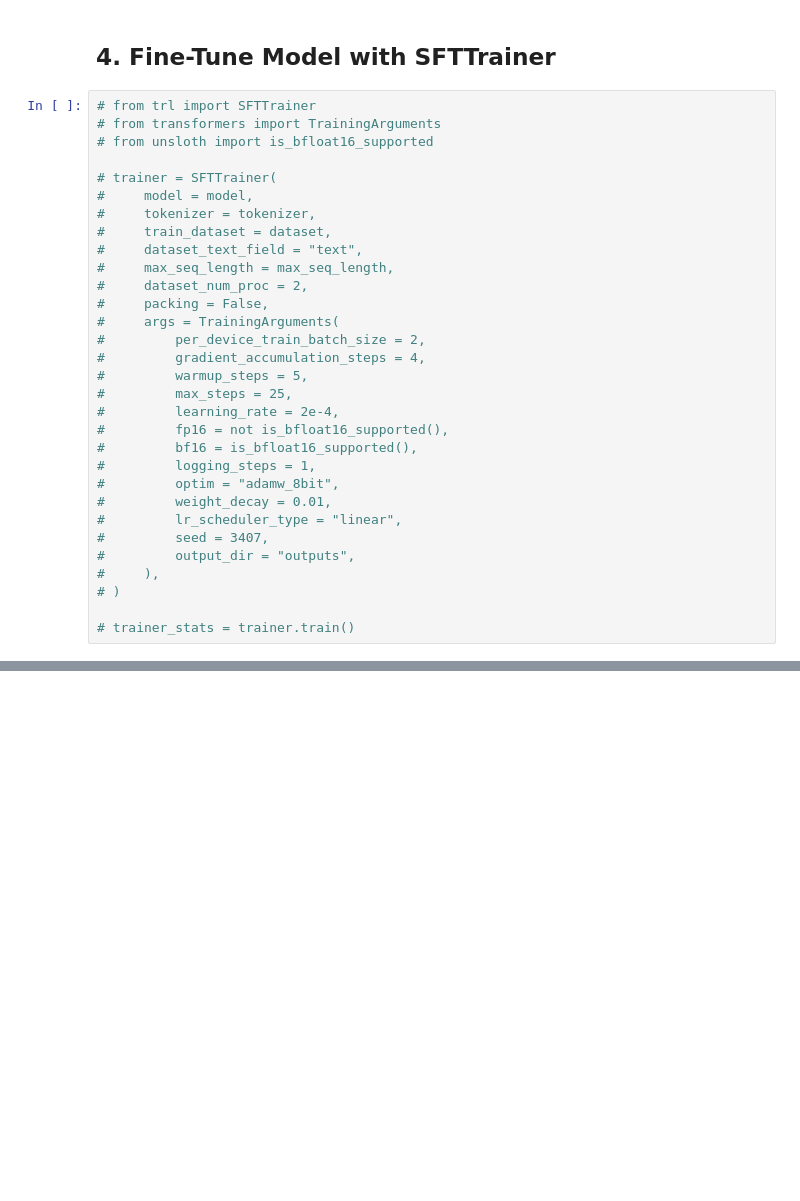
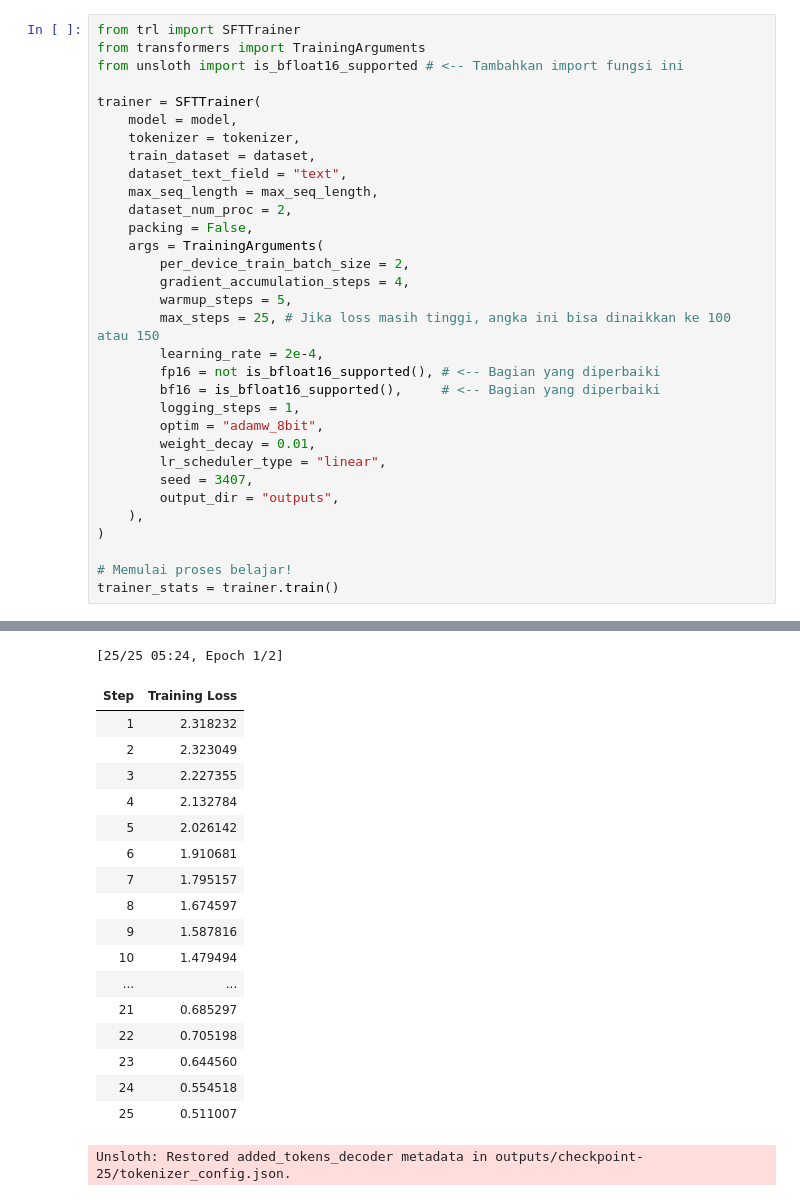
Before and after one commit to EdwinAntoniee/COMPASFEAST, a Jupyter notebook: notebooks/06_llm_finetuning.ipynb, the cells around one changed output, grey strips where cells are left out. Cells and saved outputs as stored; diff of their text form; blank space fills up the shorter version.

```diff
--- a/notebooks/06_llm_finetuning.ipynb
+++ b/notebooks/06_llm_finetuning.ipynb
@@ -68,33 +92,33 @@ This notebook fine-tunes Qwen2.5-7B-Instruct using Unsloth and LoRA adapters on
-# %% [markdown]
-## 4. Fine-Tune Model with SFTTrainer
 # %%
-# from trl import SFTTrainer
-# from transformers import TrainingArguments
-# from unsloth import is_bfloat16_supported
+from trl import SFTTrainer
+from transformers import TrainingArguments
+from unsloth import is_bfloat16_supported # <-- Tambahkan import fungsi ini
 
-# trainer = SFTTrainer(
-#     model = model,
-#     tokenizer = tokenizer,
-#     train_dataset = dataset,
-#     dataset_text_field = "text",
-#     max_seq_length = max_seq_length,
-#     dataset_num_proc = 2,
-#     packing = False,
-#     args = TrainingArguments(
-#         per_device_train_batch_size = 2,
-#         gradient_accumulation_steps = 4,
-#         warmup_steps = 5,
-#         max_steps = 25,
-#         learning_rate = 2e-4,
-#         fp16 = not is_bfloat16_supported(),
-#         bf16 = is_bfloat16_supported(),
-#         logging_steps = 1,
-#         optim = "adamw_8bit",
-#         weight_decay = 0.01,
-#         lr_scheduler_type = "linear",
-#         seed = 3407,
-#         output_dir = "outputs",
-#     ),
-# )
+trainer = SFTTrainer(
+    model = model,
+    tokenizer = tokenizer,
+    train_dataset = dataset,
+    dataset_text_field = "text",
+    max_seq_length = max_seq_length,
+    dataset_num_proc = 2,
+    packing = False,
+    args = TrainingArguments(
+        per_device_train_batch_size = 2,
+        gradient_accumulation_steps = 4,
+        warmup_steps = 5,
+        max_steps = 25, # Jika loss masih tinggi, angka ini bisa dinaikkan ke 100 atau 150
+        learning_rate = 2e-4,
+        fp16 = not is_bfloat16_supported(), # <-- Bagian yang diperbaiki
+        bf16 = is_bfloat16_supported(),     # <-- Bagian yang diperbaiki
+        logging_steps = 1,
+        optim = "adamw_8bit",
+        weight_decay = 0.01,
+        lr_scheduler_type = "linear",
+        seed = 3407,
+        output_dir = "outputs",
+    ),
+)
 
-# trainer_stats = trainer.train()
+# Memulai proses belajar!
+trainer_stats = trainer.train()
+# %% [output]
@@ -100,0 +134,19 @@ This notebook fine-tunes Qwen2.5-7B-Instruct using Unsloth and LoRA adapters on
+[25/25 05:24, Epoch 1/2]
+| Step | Training Loss |
+| 1 | 2.318232 |
+| 2 | 2.323049 |
+| 3 | 2.227355 |
+| 4 | 2.132784 |
+| 5 | 2.026142 |
+| 6 | 1.910681 |
+| 7 | 1.795157 |
+| 8 | 1.674597 |
+| 9 | 1.587816 |
+| 10 | 1.479494 |
+| ... | ... |
+| 21 | 0.685297 |
+| 22 | 0.705198 |
+| 23 | 0.644560 |
+| 24 | 0.554518 |
+| 25 | 0.511007 |
+Unsloth: Restored added_tokens_decoder metadata in outputs/checkpoint-25/tokenizer_config.json.
```
Also changed, not shown: parts of 14 cells of this notebook.
